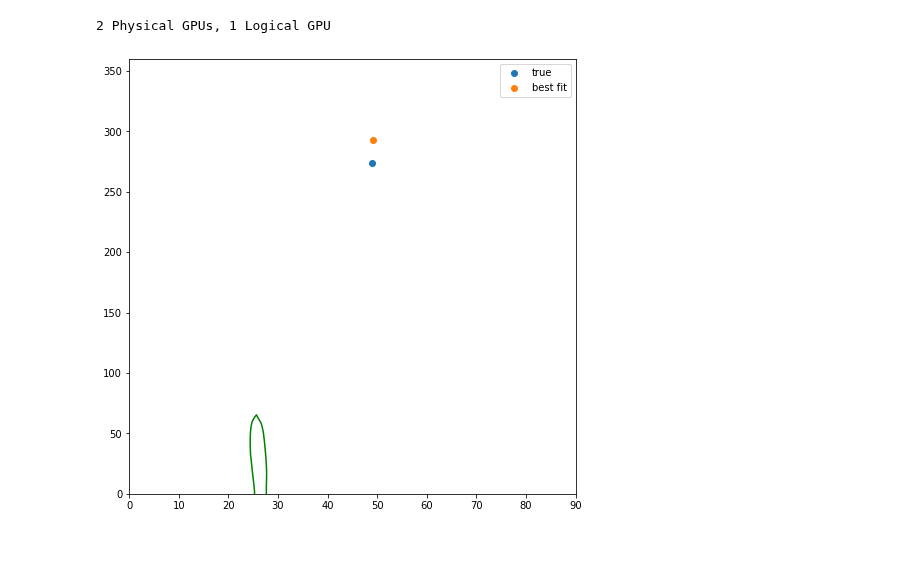
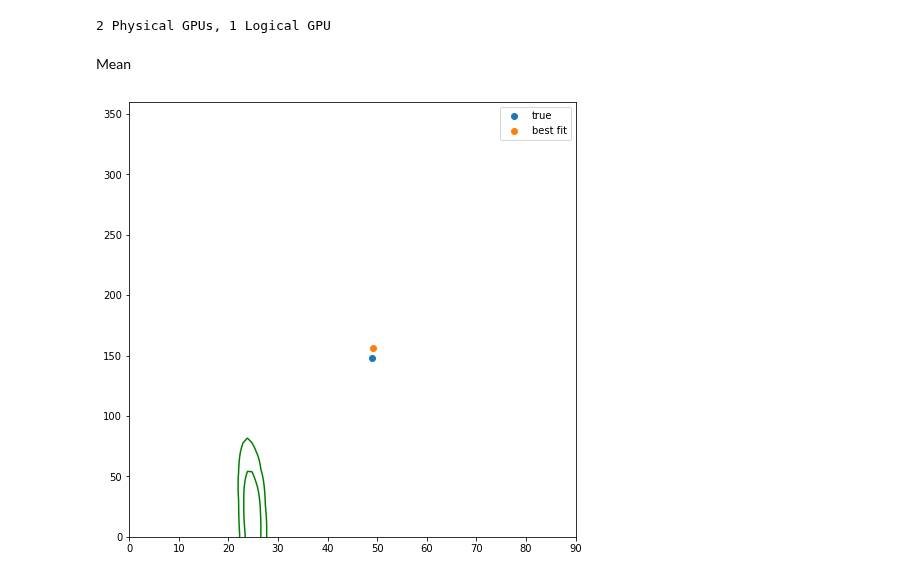
Before and after one commit to davidho27941/ML4NO, a Jupyter notebook: ML_DUNE/Regression/true_ML_BestFit_CVAE.ipynb, the cells around one changed output. Drawn from its saved outputs; the diff is of its cells as text; code cells hidden in the pictures; blank space fills up the shorter version.

```diff
--- a/ML_DUNE/Regression/true_ML_BestFit_CVAE.ipynb
+++ b/ML_DUNE/Regression/true_ML_BestFit_CVAE.ipynb
@@ -79,22 +49,58 @@ prediction = np.array(prediction)
 # %%
-fig = plt.figure(figsize=(8,8))
-r1 = corner.hist2d(reconstruction_mean[:, 1]*180/np.pi, reconstruction_mean[:, 2]*180/np.pi,
-                    levels=(0.68,),
-                    scale_hist=True,
-                    plot_datapoints=False,
-                    color='green',
-                    labels= ["$\\theta_{23} $($^\circ$)", "$\delta_{cp} $($^\circ$)"],
-                    range=[[0,90], [0, 360]],
-                    plot_contours = True,
-                    plot_density = False,
-                    fontsize=30,
-                    bins = [100, 100],
-                    label_kwargs={"fontsize": 30},
-                    smooth=True
-                   )
-plt.scatter(true_theta23[n]*180/np.pi, true_delta[n], label='true')
-plt.scatter(fit_theta23[n]*180/np.pi, fit_delta[n], label='best fit')
-plt.legend()
-plt.show()
+n = 5
+data_poisson_array = data_all[n:n+1]/1000
+
+mean, log_var, weight = encoder2.predict(data_poisson_array)
+
+mean = tf.reshape(mean, (-1, gaussian_number, latent_dim))
+log_var = tf.reshape(log_var, (-1, gaussian_number, latent_dim))
+weight = tf.reshape(weight, (-1, gaussian_number))
+
+SMALL_CONSTANT = 1e-12
+temp_var = SMALL_CONSTANT + tf.exp(log_var)
+test_sampling = tfp.distributions.MixtureSameFamily(
+              mixture_distribution=tfp.distributions.Categorical(logits=weight),
+              components_distribution=tfp.distributions.MultivariateNormalDiag(
+              loc=mean,
+              scale_diag=tf.sqrt(temp_var)))
+
+sample_amount= 10000
+sample_times = 10
+mean = []
+prediction = []
+for i in range(sample_times):
+    Z3 = np.reshape(test_sampling.sample(sample_shape=(sample_amount)), (sample_amount, latent_dim))
+    reconstruction_mean, reconstruction_var = decoder.predict([Z3, np.array(([data_poisson_array[0]]*sample_amount))])
+    mean.extend(reconstruction_mean)
+    temp_var = SMALL_CONSTANT + tf.exp(reconstruction_var)
+    reconstruction_parameter = tfp.distributions.MultivariateNormalDiag(
+                            loc=reconstruction_mean,
+                            scale_diag=temp_var)
+    prediction.extend(reconstruction_parameter.sample().numpy())
+
+mean = np.array(mean)*180/np.pi
+prediction = np.array(prediction)*180/np.pi
-# %% [output]
-[figure, removed]
+# %% [markdown]
+Mean
+# %%
+fig = plt.figure(figsize=(8,8))
+corner.hist2d(mean[:, 1], mean[:, 2],
+            levels=([0.68, 0.95]),
+            scale_hist=True,
+            plot_datapoints=False,
+            color='green',
+            labels= ["$\\theta_{23} $($^\circ$)", "$\delta_{cp} $($^\circ$)"],
+            range=[[0,90], [0, 360]],
+            plot_contours = True,
+            plot_density = False,
+            fontsize=30,
+            bins = [100, 100],
+            label_kwargs={"fontsize": 30},
+            smooth=True
+            )
+plt.scatter(true_theta23[n]*180/np.pi, true_delta[n], label='true')
+plt.scatter(fit_theta23[n]*180/np.pi, fit_delta[n], label='best fit')
+plt.legend()
+plt.show()
+# %% [output]
+[figure, added]
```
Also changed, not shown: parts of 8 cells of this notebook, 4 other files.
